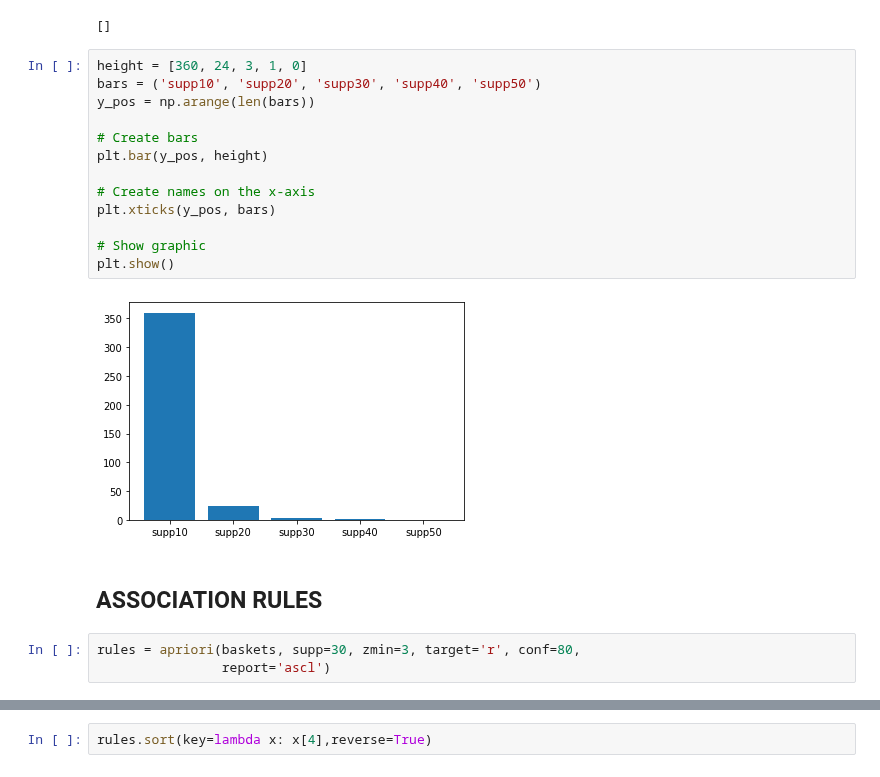
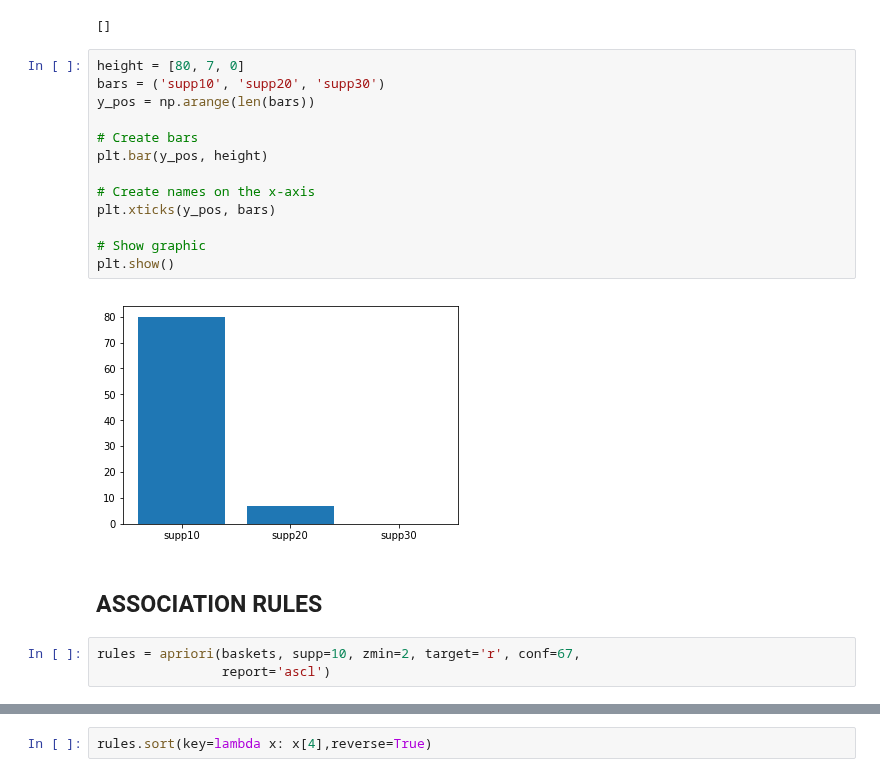
Before and after one commit to andybbruno/DataMining, a Jupyter notebook: PatternMining.ipynb, the cells around one changed output, grey strips where cells are left out. Drawn from its saved outputs; the diff is of its cells as text.

```diff
--- a/PatternMining.ipynb
+++ b/PatternMining.ipynb
@@ -282,24 +269,24 @@ itemsets
 # %% [output]
 []
 # %%
-height = [360, 24, 3, 1, 0]
-bars = ('supp10', 'supp20', 'supp30', 'supp40', 'supp50')
+height = [80, 7, 0]
+bars = ('supp10', 'supp20', 'supp30')
 y_pos = np.arange(len(bars))
 
 # Create bars
 plt.bar(y_pos, height)
 
 # Create names on the x-axis
 plt.xticks(y_pos, bars)
 
 # Show graphic
 plt.show()
 # %% [output]
-[figure, old version]
+[figure, new version]
 # %% [markdown]
 ## ASSOCIATION RULES
 # %%
-rules = apriori(baskets, supp=30, zmin=3, target='r', conf=80,
+rules = apriori(baskets, supp=10, zmin=2, target='r', conf=67,
                 report='ascl')
 # %%
 print('Number of rule:', len(rules))
```
Also changed, not shown: parts of 25 cells of this notebook.
